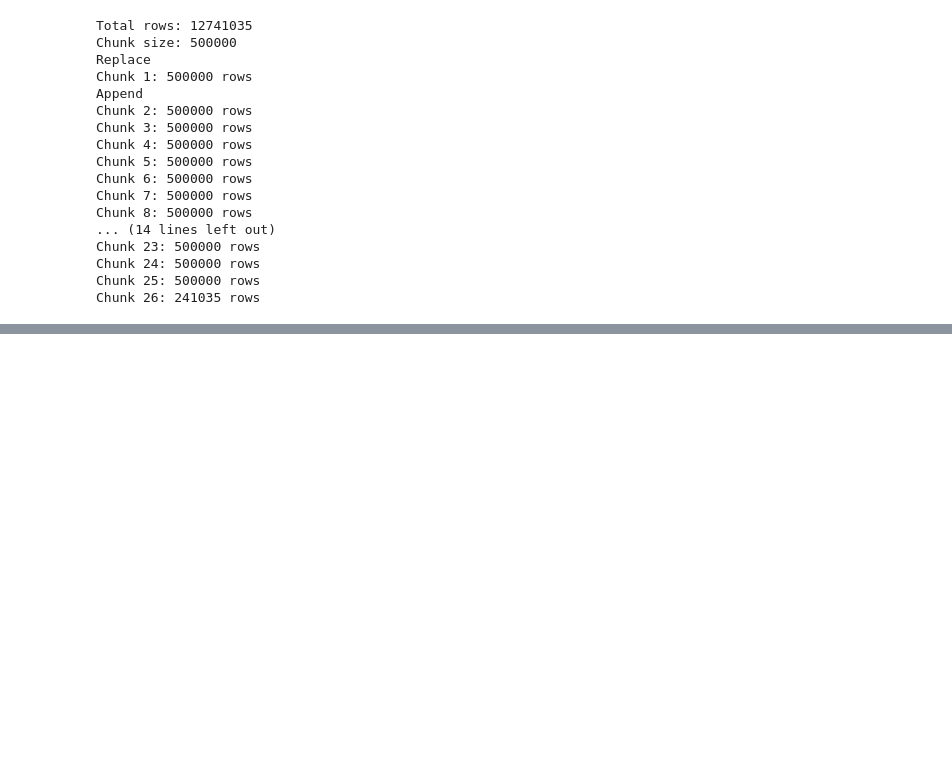
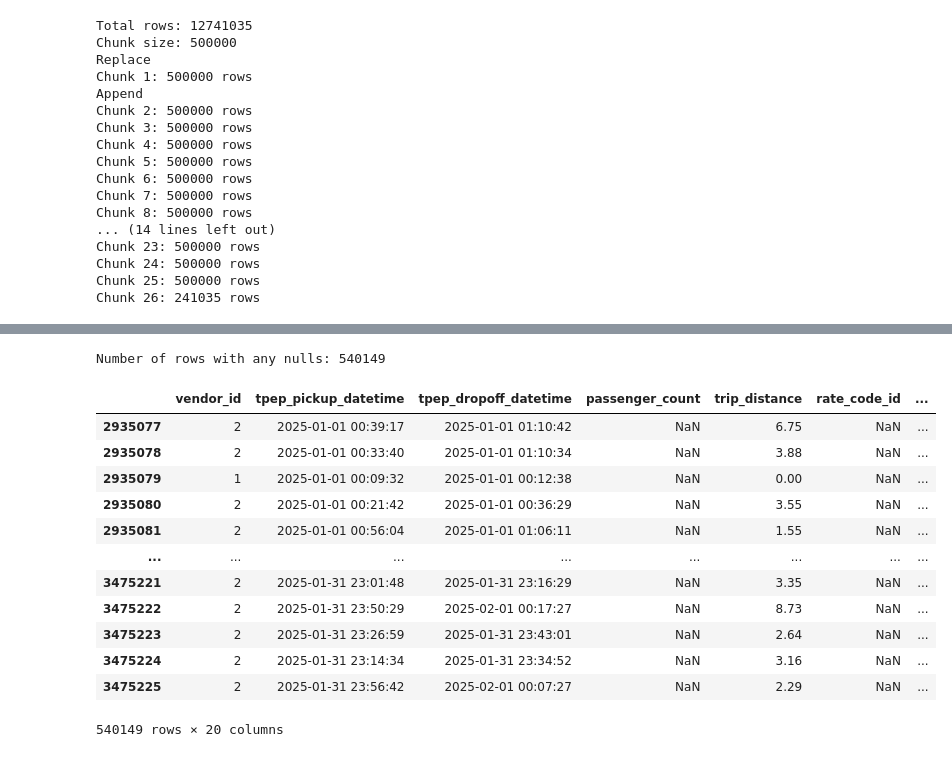
Before and after one commit to NicoCarrion02/pset-2, a Jupyter notebook: notebooks/EDA.ipynb, the cells around one changed output, grey strips where cells are left out. Drawn from its saved outputs; the diff is of its cells as text; code cells hidden in the pictures; blank space fills up the shorter version.

```diff
--- a/notebooks/EDA.ipynb
+++ b/notebooks/EDA.ipynb
@@ -250,0 +286,24 @@ def export_data_to_postgres(data: DataFrame, **kwargs) -> None:
+# %%
+# Se valida que todos los nulls estén en las mismas filas, lo que sugiere que no hay columnas con nulls independientes
+
+null_rows = data[data.isnull().any(axis=1)].index
+
+print(f"Number of rows with any nulls: {len(null_rows)}")
+# %% [output]
+Number of rows with any nulls: 540149
+# %%
+data.iloc[null_rows]
+# %% [output]
+|  | vendor_id | tpep_pickup_datetime | tpep_dropoff_datetime | passenger_count | trip_distance | rate_code_id | ... |
+| 2935077 | 2 | 2025-01-01 00:39:17 | 2025-01-01 01:10:42 | NaN | 6.75 | NaN | ... |
+| 2935078 | 2 | 2025-01-01 00:33:40 | 2025-01-01 01:10:34 | NaN | 3.88 | NaN | ... |
+| 2935079 | 1 | 2025-01-01 00:09:32 | 2025-01-01 00:12:38 | NaN | 0.00 | NaN | ... |
+| 2935080 | 2 | 2025-01-01 00:21:42 | 2025-01-01 00:36:29 | NaN | 3.55 | NaN | ... |
+| 2935081 | 2 | 2025-01-01 00:56:04 | 2025-01-01 01:06:11 | NaN | 1.55 | NaN | ... |
+| ... | ... | ... | ... | ... | ... | ... | ... |
+| 3475221 | 2 | 2025-01-31 23:01:48 | 2025-01-31 23:16:29 | NaN | 3.35 | NaN | ... |
+| 3475222 | 2 | 2025-01-31 23:50:29 | 2025-02-01 00:17:27 | NaN | 8.73 | NaN | ... |
+| 3475223 | 2 | 2025-01-31 23:26:59 | 2025-01-31 23:43:01 | NaN | 2.64 | NaN | ... |
+| 3475224 | 2 | 2025-01-31 23:14:34 | 2025-01-31 23:34:52 | NaN | 3.16 | NaN | ... |
+| 3475225 | 2 | 2025-01-31 23:56:42 | 2025-02-01 00:07:27 | NaN | 2.29 | NaN | ... |
+540149 rows × 20 columns
```
Also changed, not shown: parts of 19 cells of this notebook.
